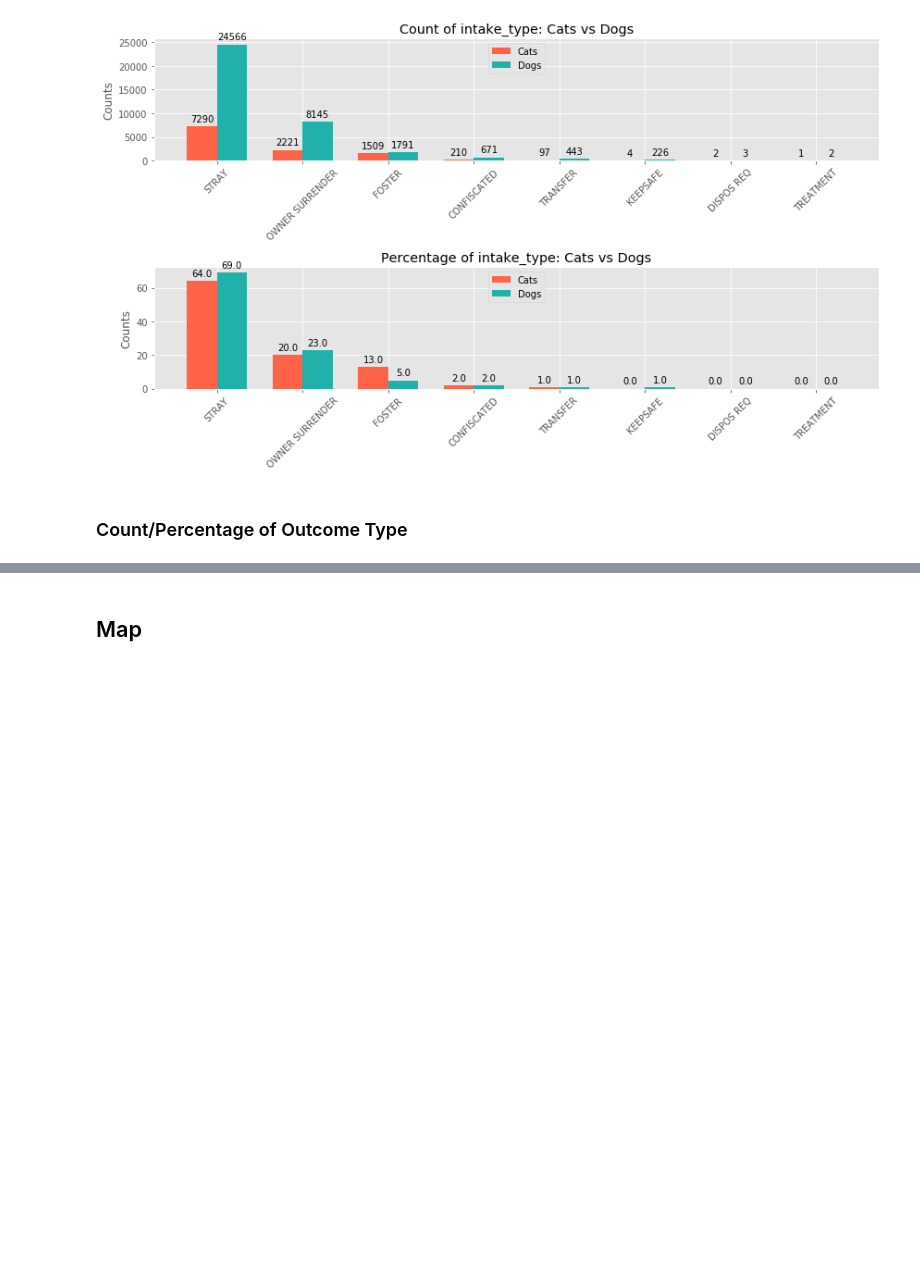
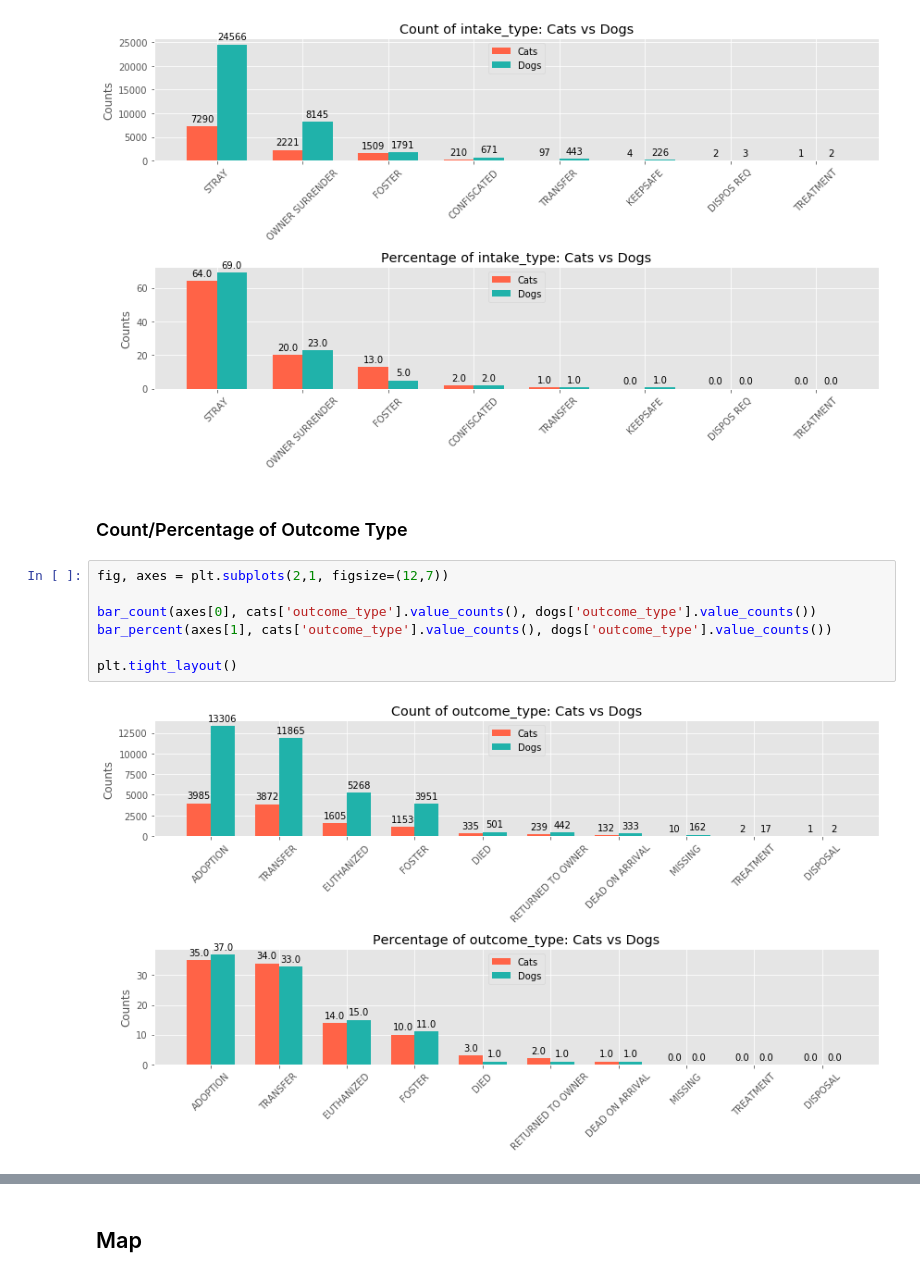
Before and after one commit to cwong690/Dallas-Paws, a Jupyter notebook: dallas_animals.ipynb, the cells around one changed output, grey strips where cells are left out. Cells and saved outputs as stored; diff of their text form; blank space fills up the shorter version.

```diff
--- a/dallas_animals.ipynb
+++ b/dallas_animals.ipynb
@@ -574,3 +594,12 @@ plt.tight_layout()
 [figure]
 # %% [markdown]
 ### Count/Percentage of Outcome Type
+# %%
+fig, axes = plt.subplots(2,1, figsize=(12,7))
+
+bar_count(axes[0], cats['outcome_type'].value_counts(), dogs['outcome_type'].value_counts())
+bar_percent(axes[1], cats['outcome_type'].value_counts(), dogs['outcome_type'].value_counts())
+
+plt.tight_layout()
+# %% [output]
+[figure, added]
```
Also changed, not shown: parts of 11 cells of this notebook.
